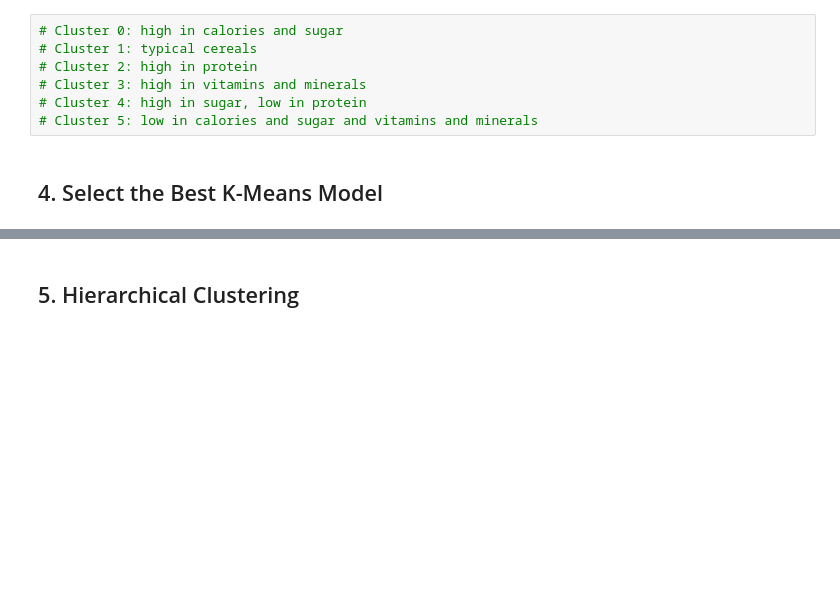
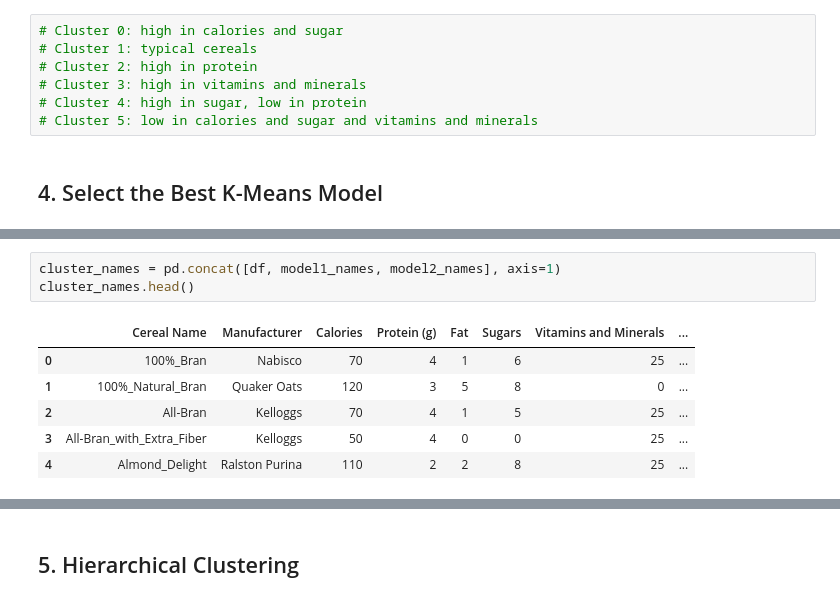
Before and after one commit to Camiloesp/PythonDataScience_UnsupervisedML, a Jupyter notebook: Course Assignment Notebooks/section04_clustering_assignments.ipynb, the cells around one changed output, grey strips where cells are left out. Cells and saved outputs as stored; diff of their text form; blank space fills up the shorter version.

```diff
--- a/Course Assignment Notebooks/section04_clustering_assignments.ipynb
+++ b/Course Assignment Notebooks/section04_clustering_assignments.ipynb
@@ -232,0 +309,10 @@ sns.heatmap(pd.DataFrame(kmeans6.cluster_centers_, columns=data_scaled.columns),
+# %%
+cluster_names = pd.concat([df, model1_names, model2_names], axis=1)
+cluster_names.head()
+# %% [output]
+|  | Cereal Name | Manufacturer | Calories | Protein (g) | Fat | Sugars | Vitamins and Minerals | ... |
+| 0 | 100%_Bran | Nabisco | 70 | 4 | 1 | 6 | 25 | ... |
+| 1 | 100%_Natural_Bran | Quaker Oats | 120 | 3 | 5 | 8 | 0 | ... |
+| 2 | All-Bran | Kelloggs | 70 | 4 | 1 | 5 | 25 | ... |
+| 3 | All-Bran_with_Extra_Fiber | Kelloggs | 50 | 4 | 0 | 0 | 25 | ... |
+| 4 | Almond_Delight | Ralston Purina | 110 | 2 | 2 | 8 | 25 | ... |
```
Also changed, not shown: parts of 18 cells of this notebook, 1 other file.
